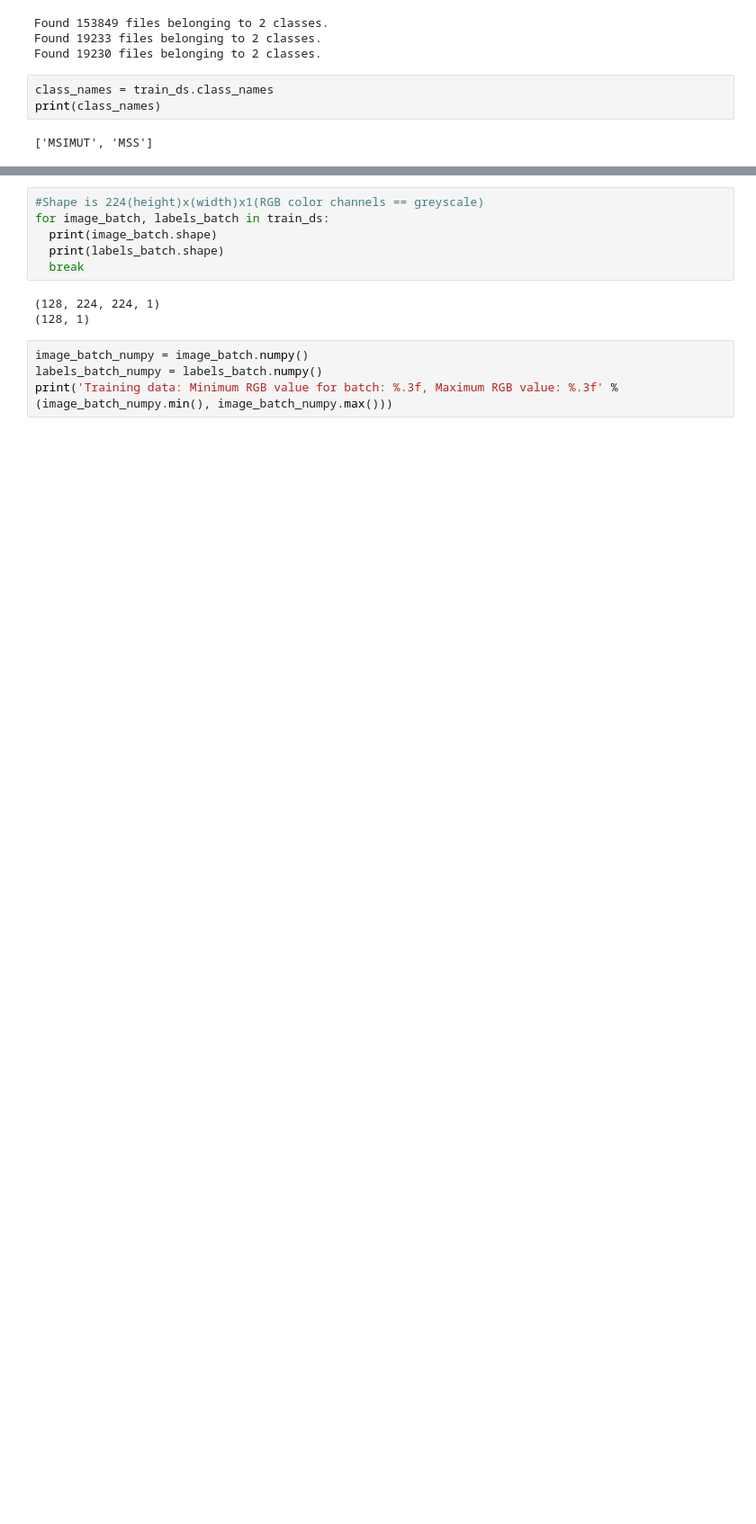
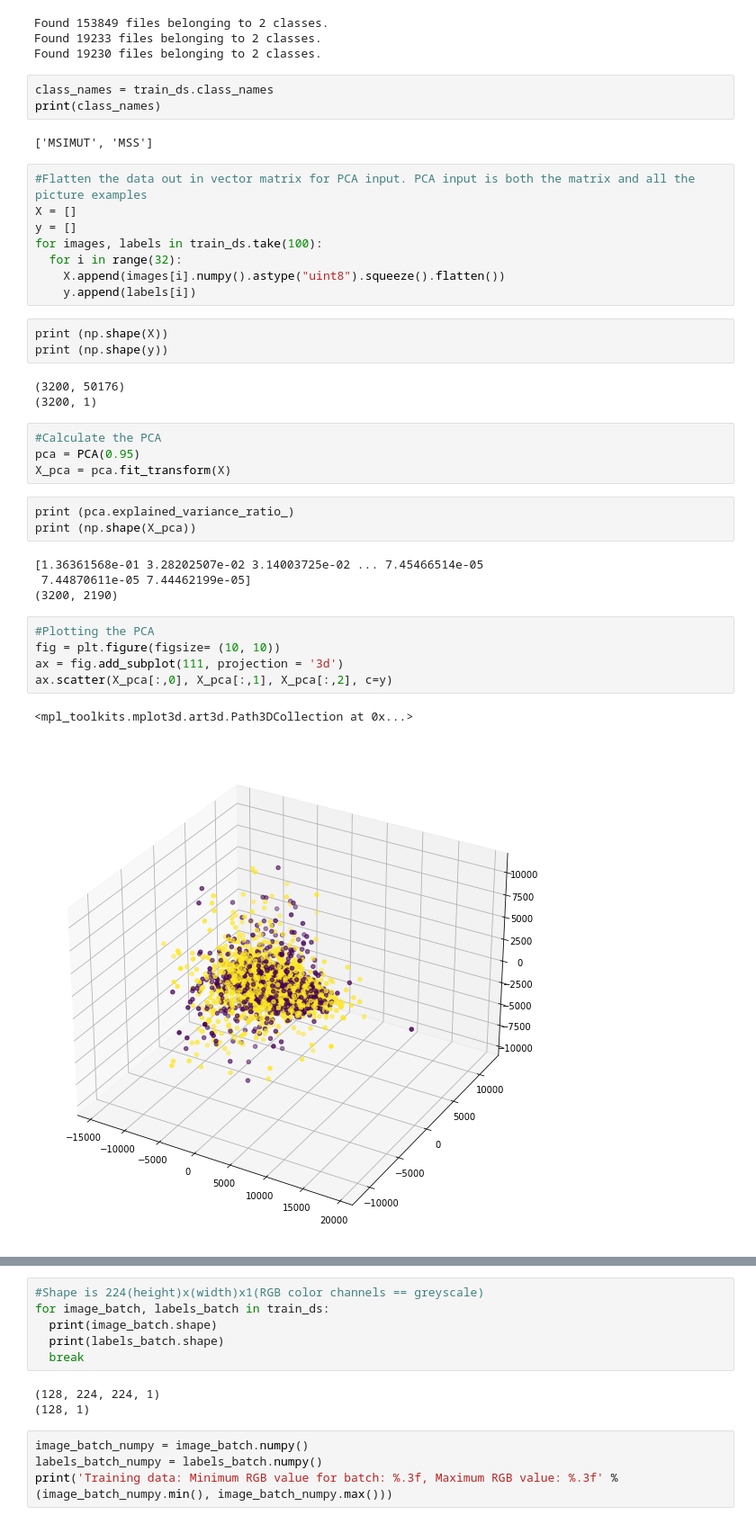
Before and after one commit to Bernold1/Gastrointestinal-Cancer-MSI-MSS-Prediction, a Jupyter notebook: CNN.ipynb, the cells around one changed output, grey strips where cells are left out. Shown at 90% size. Cells and saved outputs as stored; diff of their text form; blank space fills up the shorter version.

```diff
--- a/CNN.ipynb
+++ b/CNN.ipynb
@@ -173,6 +173,39 @@ class_names = train_ds.class_names
 print(class_names)
 # %% [output]
 ['MSIMUT', 'MSS']
+# %%
+#Flatten the data out in vector matrix for PCA input. PCA input is both the matrix and all the picture examples
+X = []
+y = []
+for images, labels in train_ds.take(100):
+  for i in range(32):
+    X.append(images[i].numpy().astype("uint8").squeeze().flatten())
+    y.append(labels[i])
+# %%
+print (np.shape(X))
+print (np.shape(y))
+# %% [output]
+(3200, 50176)
+(3200, 1)
+# %%
+#Calculate the PCA
+pca = PCA(0.95)
+X_pca = pca.fit_transform(X)
+# %%
+print (pca.explained_variance_ratio_)
+print (np.shape(X_pca))
+# %% [output]
+[1.36361568e-01 3.28202507e-02 3.14003725e-02 ... 7.45466514e-05
+ 7.44870611e-05 7.44462199e-05]
+(3200, 2190)
+# %%
+#Plotting the PCA
+fig = plt.figure(figsize= (10, 10))
+ax = fig.add_subplot(111, projection = '3d')
+ax.scatter(X_pca[:,0], X_pca[:,1], X_pca[:,2], c=y)
+# %% [output]
+<mpl_toolkits.mplot3d.art3d.Path3DCollection at 0x...>
+[figure, added]
 # %%
 #Takes 9 random images from training set displaying MSS and MSIMUT images
 plt.figure(figsize=(10, 10))
```
Also changed, not shown: parts of 13 cells of this notebook, 1 other file.
